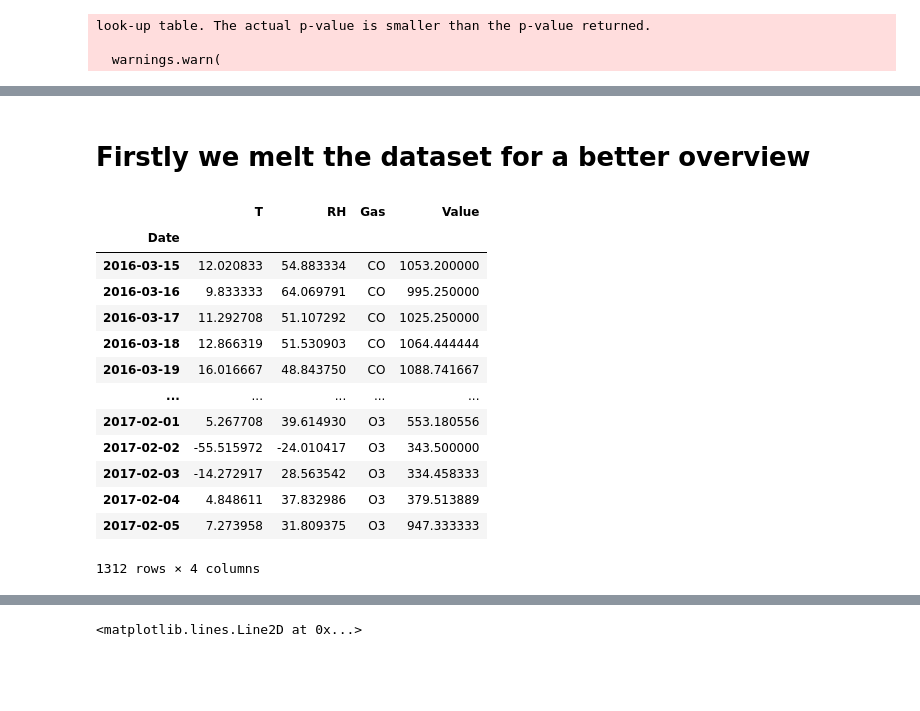
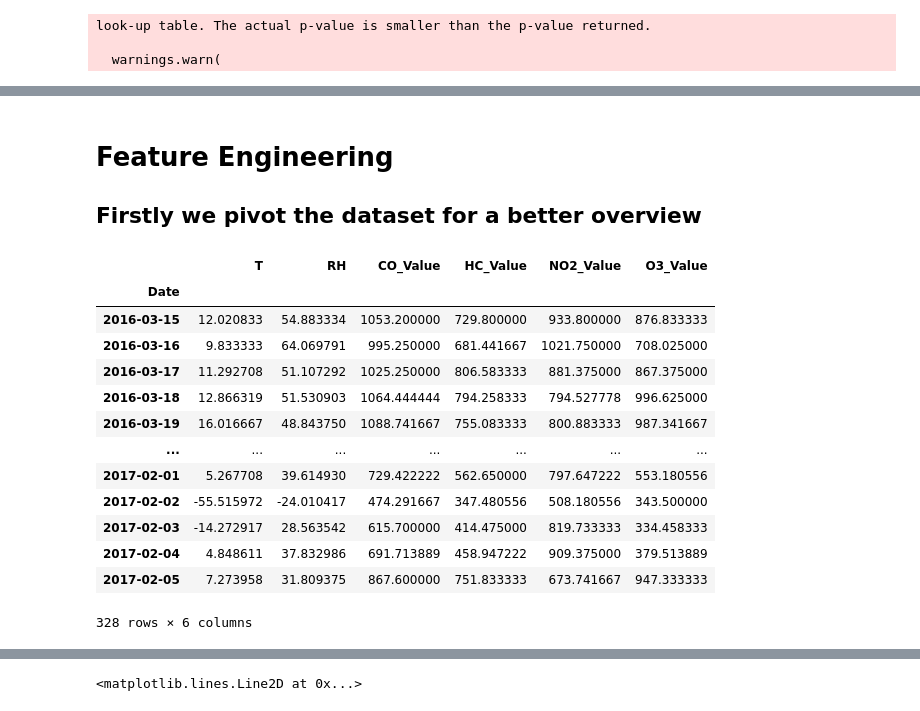
Before and after one commit to JoelPoah/AIMLCA2, a Jupyter notebook: TimeSeries_PartA/TimeSeries.ipynb, the cells around one changed output, grey strips where cells are left out. Cells and saved outputs as stored; diff of their text form; code cells hidden in the pictures; blank space fills up the shorter version.

```diff
--- a/TimeSeries_PartA/TimeSeries.ipynb
+++ b/TimeSeries_PartA/TimeSeries.ipynb
@@ -265,19 +264,27 @@ look-up table. The actual p-value is smaller than the p-value returned.
 # %% [markdown]
-# Firstly we melt the dataset for a better overview
+# Feature Engineering
+## Firstly we pivot the dataset for a better overview
-# %%
-airtrain
-# %% [output]
-|  | T | RH | Gas | Value |
-| Date |  |  |  |  |
-| 2016-03-15 | 12.020833 | 54.883334 | CO | 1053.200000 |
-| 2016-03-16 | 9.833333 | 64.069791 | CO | 995.250000 |
-| 2016-03-17 | 11.292708 | 51.107292 | CO | 1025.250000 |
-| 2016-03-18 | 12.866319 | 51.530903 | CO | 1064.444444 |
-| 2016-03-19 | 16.016667 | 48.843750 | CO | 1088.741667 |
-| ... | ... | ... | ... | ... |
-| 2017-02-01 | 5.267708 | 39.614930 | O3 | 553.180556 |
-| 2017-02-02 | -55.515972 | -24.010417 | O3 | 343.500000 |
-| 2017-02-03 | -14.272917 | 28.563542 | O3 | 334.458333 |
-| 2017-02-04 | 4.848611 | 37.832986 | O3 | 379.513889 |
-| 2017-02-05 | 7.273958 | 31.809375 | O3 | 947.333333 |
-1312 rows × 4 columns
+# %%
+# pivot table
+data = pd.read_csv('train.csv',index_col ='Date',parse_dates=['Date'],dayfirst=True)
+temp = pd.DataFrame(data['T'].groupby(['Date']).mean())
+rh = pd.DataFrame(data['RH'].groupby(['Date']).mean())
+pivot = pd.pivot(data, columns = 'Gas', values = 'Value')
+df = temp.join([rh, pivot])
+df.rename(columns={"CO":"CO_Value","HC":"HC_Value","NO2":"NO2_Value","O3":"O3_Value"},inplace=True)
+df
+# %% [output]
+|  | T | RH | CO_Value | HC_Value | NO2_Value | O3_Value |
+| Date |  |  |  |  |  |  |
+| 2016-03-15 | 12.020833 | 54.883334 | 1053.200000 | 729.800000 | 933.800000 | 876.833333 |
+| 2016-03-16 | 9.833333 | 64.069791 | 995.250000 | 681.441667 | 1021.750000 | 708.025000 |
+| 2016-03-17 | 11.292708 | 51.107292 | 1025.250000 | 806.583333 | 881.375000 | 867.375000 |
+| 2016-03-18 | 12.866319 | 51.530903 | 1064.444444 | 794.258333 | 794.527778 | 996.625000 |
+| 2016-03-19 | 16.016667 | 48.843750 | 1088.741667 | 755.083333 | 800.883333 | 987.341667 |
+| ... | ... | ... | ... | ... | ... | ... |
+| 2017-02-01 | 5.267708 | 39.614930 | 729.422222 | 562.650000 | 797.647222 | 553.180556 |
+| 2017-02-02 | -55.515972 | -24.010417 | 474.291667 | 347.480556 | 508.180556 | 343.500000 |
+| 2017-02-03 | -14.272917 | 28.563542 | 615.700000 | 414.475000 | 819.733333 | 334.458333 |
+| 2017-02-04 | 4.848611 | 37.832986 | 691.713889 | 458.947222 | 909.375000 | 379.513889 |
+| 2017-02-05 | 7.273958 | 31.809375 | 867.600000 | 751.833333 | 673.741667 | 947.333333 |
+328 rows × 6 columns
```
Also changed, not shown: parts of 8 cells of this notebook, 1 other file.
